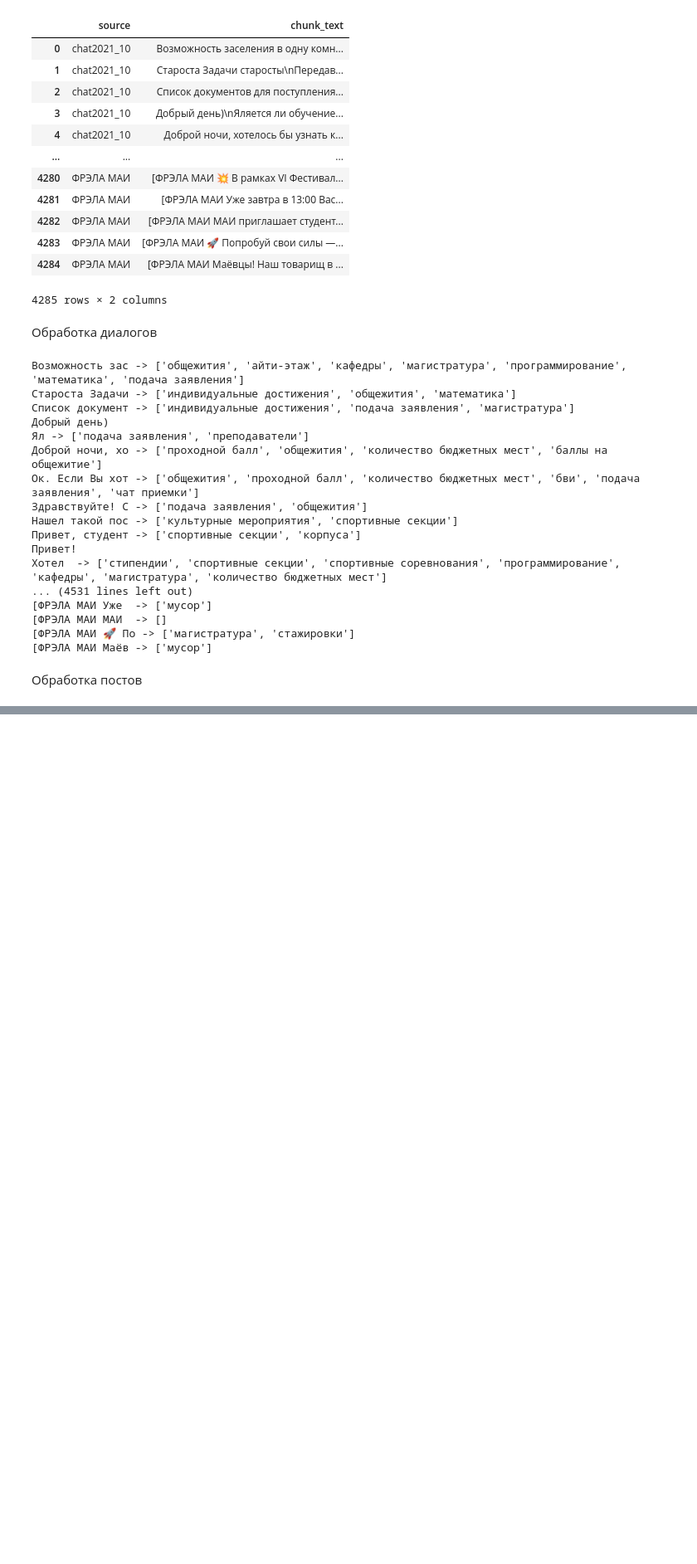
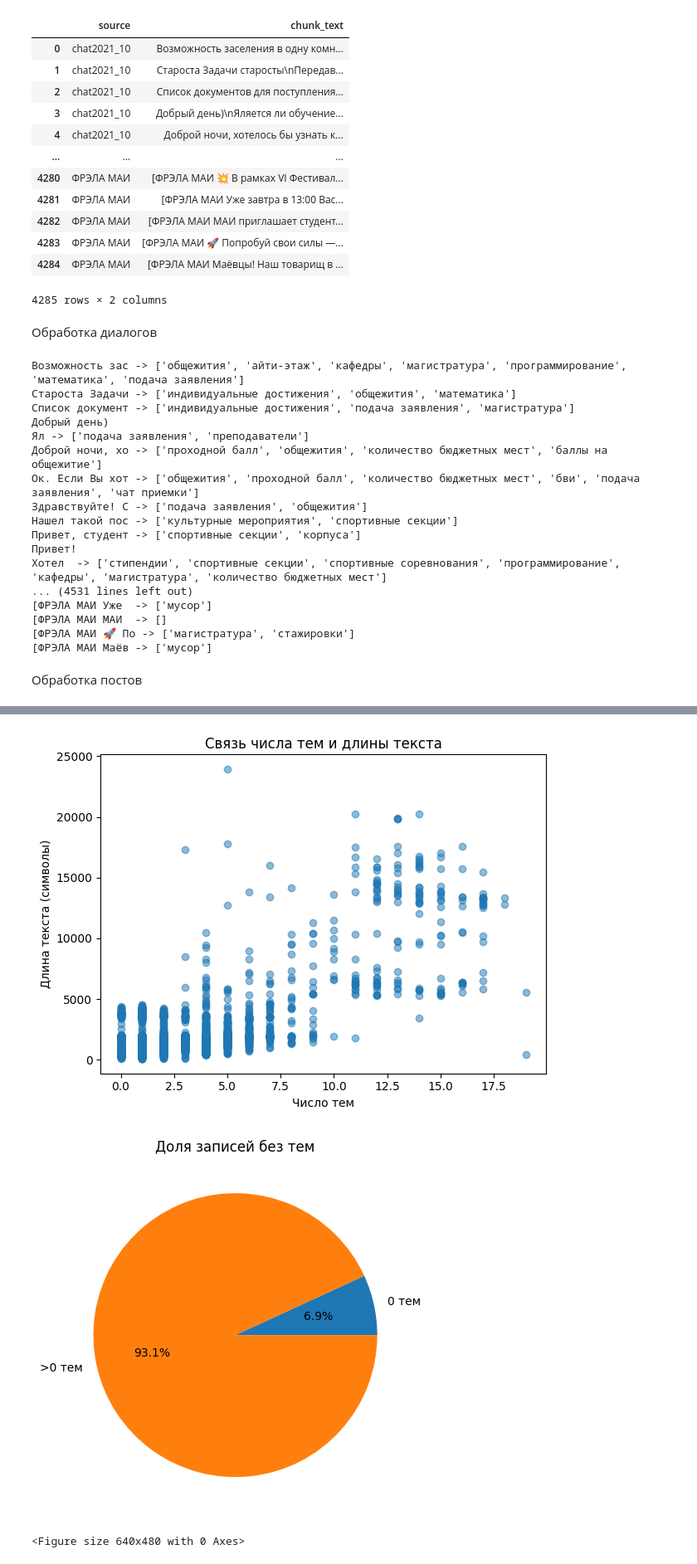
Before and after one commit to TheoDaimonn/Yandex-multimodal-assistant, a Jupyter notebook: src/topic_marking_YaGPT.ipynb, the cells around one changed output, grey strips where cells are left out. Shown at 83% size. Drawn from its saved outputs; the diff is of its cells as text; code cells hidden in the pictures; blank space fills up the shorter version.

```diff
--- a/src/topic_marking_YaGPT.ipynb
+++ b/src/topic_marking_YaGPT.ipynb
@@ -103,0 +178,69 @@ result_df.to_csv('final_data_with_topics_nd_preprocess.csv')
+# %%
+import pandas as pd
+import matplotlib.pyplot as plt
+import numpy as np
+import ast
+from itertools import combinations
+
+# Предполагаем, что df уже загружен в окружение
+# Если нет, загрузите его до запуска кода
+
+# Преобразуем темы и вычислим нужные метрики
+df['topics_list'] = df['topics'].apply(ast.literal_eval)
+df['num_topics'] = df['topics_list'].apply(len)
+df['text_length'] = df['chunk_text'].str.len()
+
+# 1) Scatter: число тем vs длина текста
+plt.figure()
+plt.scatter(df['num_topics'], df['text_length'], alpha=0.5)
+plt.title('Связь числа тем и длины текста')
+plt.xlabel('Число тем')
+plt.ylabel('Длина текста (символы)')
+plt.tight_layout()
+plt.show()
+
+# 2) Pie: доля записей без тем
+empty = (df['num_topics'] == 0).sum()
+non_empty = len(df) - empty
+plt.figure()
+plt.pie([empty, non_empty], labels=['0 тем','>0 тем'], autopct='%1.1f%%')
+plt.title('Доля записей без тем')
+plt.tight_layout()
+plt.show()
+
+# 3) Boxplot длины текста по топ-5 источникам
+top5 = df['source'].value_counts().head(5).index
+plt.figure()
+df[df['source'].isin(top5)].boxplot(column='text_length', by='source', vert=False)
+plt.title('Длина текста по топ-5 источникам')
+plt.suptitle('')
+plt.xlabel('Длина текста (символы)')
+plt.tight_layout()
+plt.show()
+
+# 4) Тепловая карта совместных упоминаний топ-10 тем
+top10 = df['topics_list'].explode().value_counts().head(10).index.tolist()
+cooc = pd.DataFrame(0, index=top10, columns=top10)
+
+for topics in df['topics_list']:
+    filtered = [t for t in topics if t in top10]
+    for a, b in combinations(filtered, 2):
+        cooc.loc[a, b] += 1
+        cooc.loc[b, a] += 1
+
+# Подставим частоты для диагонали
+diag = df['topics_list'].explode().value_counts().loc[top10]
+np.fill_diagonal(cooc.values, diag.values)
+
+plt.figure(figsize=(8, 6))
+plt.imshow(cooc)
+plt.colorbar()
+plt.xticks(range(len(top10)), top10, rotation=90)
+plt.yticks(range(len(top10)), top10)
+plt.title('Тепловая карта совместных упоминаний топ-10 тем')
+plt.tight_layout()
+plt.show()
+# %% [output]
+[figure, added]
+[figure, added]
+<Figure size 640x480 with 0 Axes>
```
Also changed, not shown: parts of 11 cells of this notebook, 1 other file.
